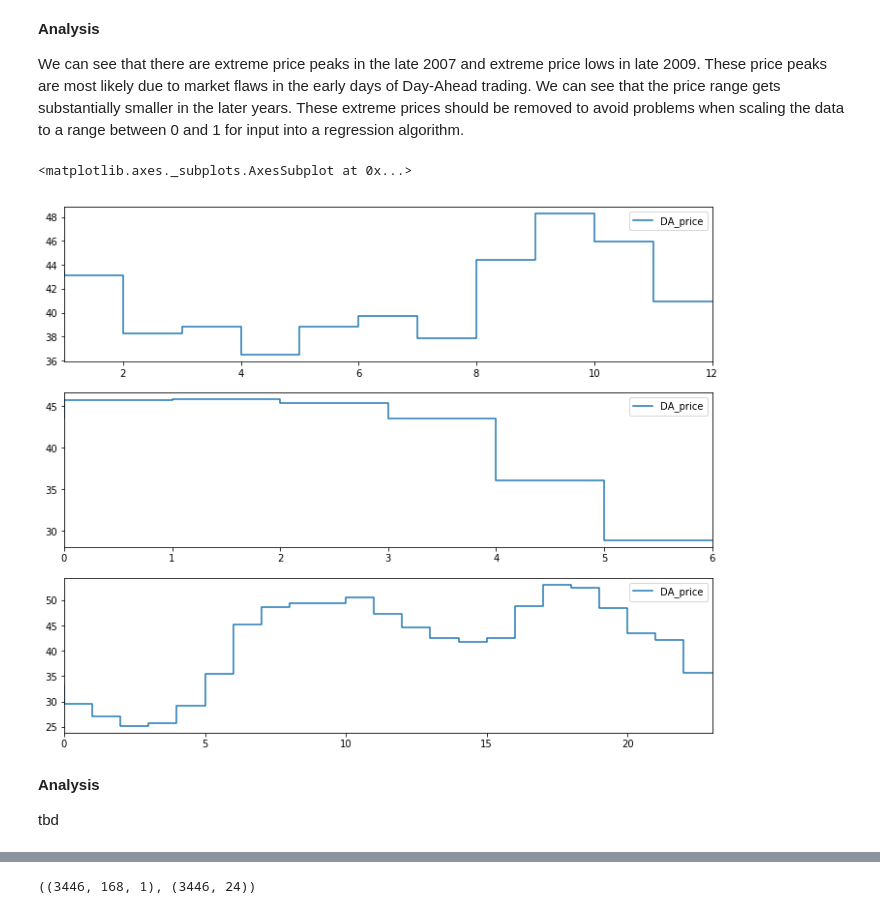
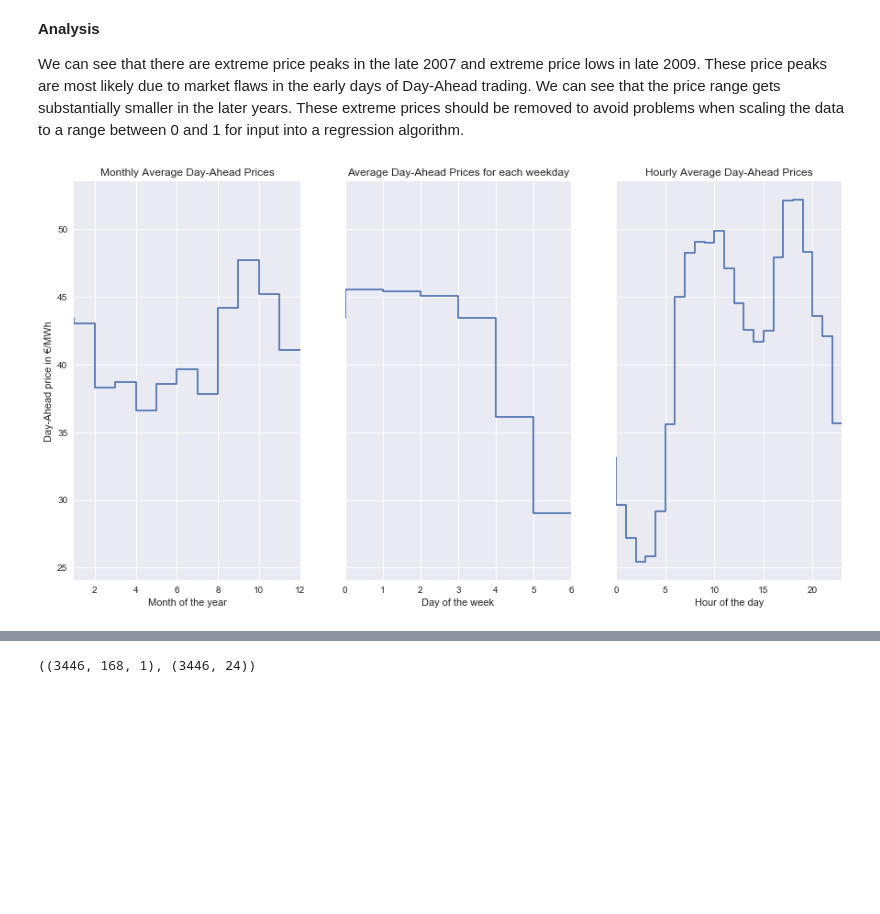
Before and after one commit to Octiembre80/DA-electricity-price-forecasting, a Jupyter notebook: timeseries_model.ipynb, the cells around one changed output, grey strips where cells are left out. Cells and saved outputs as stored; diff of their text form; code cells hidden in the pictures; blank space fills up the shorter version.

```diff
--- a/timeseries_model.ipynb
+++ b/timeseries_model.ipynb
@@ -60,15 +58,9 @@ ax.set_ylabel('Day-Ahead market clearing prices in $EUR/MWh$')
 __Analysis__
 
 We can see that there are extreme price peaks in the late 2007 and extreme price lows in late 2009. These price peaks are most likely due to market flaws in the early days of Day-Ahead trading. We can see that the price range gets substantially smaller in the later years. These extreme prices should be removed to avoid problems when scaling the data to a range between 0 and 1 for input into a regression algorithm.
-# %%
-f, (ax1, ax2, ax3) = plt.subplots(3, 1, figsize=(12, 10))
-da_raw.groupby(da_raw.index.month).mean().plot(ax=ax1, drawstyle='steps')
-da_raw.groupby(da_raw.index.dayofweek).mean().plot(ax=ax2, drawstyle='steps')
-da_raw.groupby(da_raw.index.hour).mean().plot(ax=ax3, drawstyle='steps')
-# %% [output]
-<matplotlib.axes._subplots.AxesSubplot at 0x...>
-[figure, removed]
-# %% [markdown]
-__Analysis__
-
-tbd
+# %%
+import imp
+imp.reload(ts)
+ts.plot_average_prices(da_raw)
+# %% [output]
+[figure, added]
```
Also changed, not shown: parts of 27 cells of this notebook, 3 other files.
